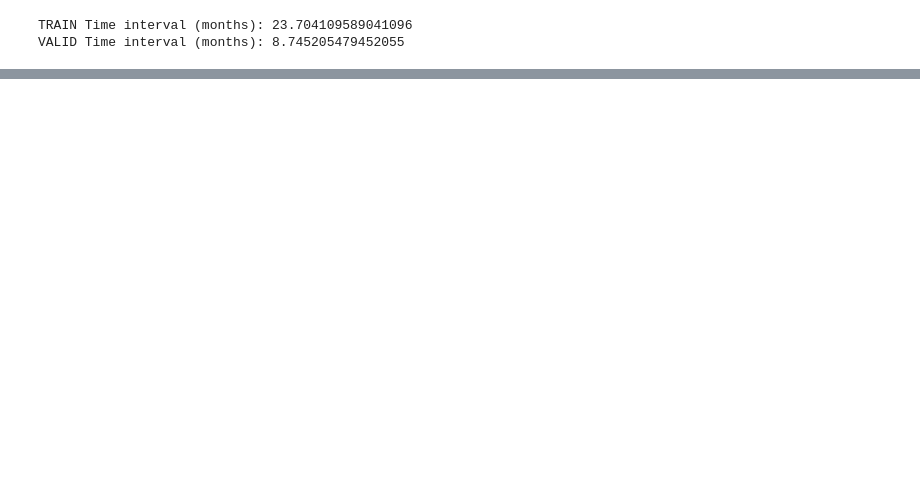
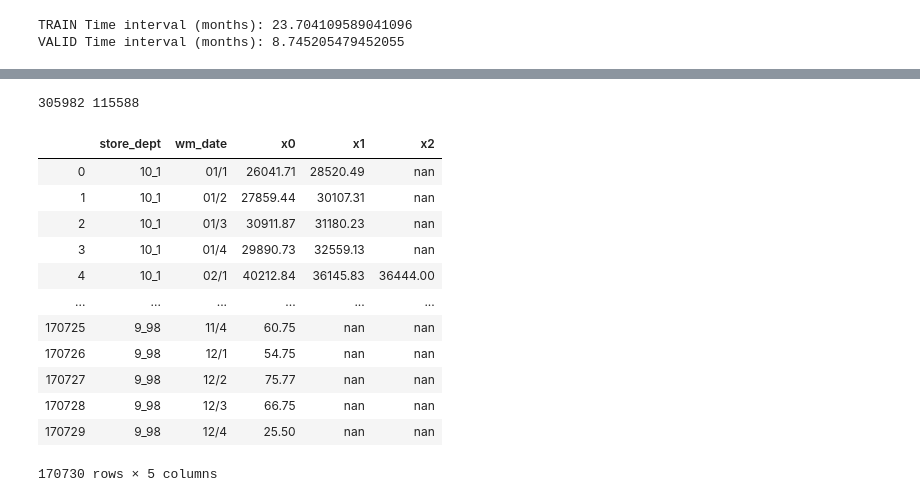
Before and after one commit to talestsp/walmart-recruiting-store-sales-forecasting, a Jupyter notebook: notebooks/machine_learning/ML - Focasting.ipynb, the cells around one changed output, grey strips where cells are left out. Cells and saved outputs as stored; diff of their text form; code cells hidden in the pictures; blank space fills up the shorter version.

Commit message:
Starting Machine Learning with a dummy predictor approach

```diff
--- a/notebooks/exploration/ML - Focasting.ipynb
+++ b/notebooks/machine_learning/ML - Focasting.ipynb
@@ -61,7 +61,7 @@ train = train.merge(stores, how="left", left_on=["Store"], right_on=["Store"])
 cols = ['Date', 'Store', 'Dept', 'Weekly_Sales', 'pre_holiday', 'IsHoliday', 'pos_holiday', 'Fuel_Price',
         'CPI', 'Unemployment', 'celsius', 'datetime', 'Type', 'sales_diff', 'sales_diff_p',
         'MarkDown1', 'MarkDown2', 'MarkDown3', 'MarkDown4', 'MarkDown5',
-        'Size', 'Temperature', 'timestamp', 'store_dept', "day_n", "week_n", "month_n", "wm_date", "up_diff", "celsius_diff"]
+        'Size', 'Temperature', 'timestamp', 'store_dept', "day_n", "week_n", "month_n", "wm_date", "up_diff", "celsius_diff", "year"]
 
 train = train[cols]
 # %%
@@ -194,0 +130,15 @@ use_train[use_train["store_dept"] == "10_1"][["Date", "wm_date", "store_dept", "
+# %%
+def dummy_baseline_data(data):
+    dummy_baseline = []
+
+    for (store_dept, wm_date), g in train.groupby(["store_dept", "wm_date"]):
+        sorted_group = g[["year", "Weekly_Sales"]].sort_values("year")
+
+        dummy_baseline_row = {"store_dept": store_dept, "wm_date": wm_date}
+        for xi in range(len(sorted_group)):
+            xn = "x" + str(xi)
+            x_value = sorted_group.iloc[xi]["Weekly_Sales"]
+            dummy_baseline_row[xn] = x_value
+        dummy_baseline.append(dummy_baseline_row)
+
+    return pd.DataFrame(dummy_baseline)
@@ -194,0 +159,26 @@ use_train[use_train["store_dept"] == "10_1"][["Date", "wm_date", "store_dept", "
+# %%
+print(len(use_train), len(use_valid))
+# %% [output]
+305982 115588
+# %%
+try:
+    dummy_train = pd.read_csv("data/ml_datasets/dummy_train.csv")
+except FileNotFoundError:
+    dummy_train = dummy_baseline_data(use_train)
+    dummy_train.to_csv("data/ml_datasets/dummy_train.csv", sep=";", index=False)
+# %%
+dummy_train
+# %% [output]
+|  | store_dept | wm_date | x0 | x1 | x2 |
+| 0 | 10_1 | 01/1 | 26041.71 | 28520.49 | nan |
+| 1 | 10_1 | 01/2 | 27859.44 | 30107.31 | nan |
+| 2 | 10_1 | 01/3 | 30911.87 | 31180.23 | nan |
+| 3 | 10_1 | 01/4 | 29890.73 | 32559.13 | nan |
+| 4 | 10_1 | 02/1 | 40212.84 | 36145.83 | 36444.00 |
+| ... | ... | ... | ... | ... | ... |
+| 170725 | 9_98 | 11/4 | 60.75 | nan | nan |
+| 170726 | 9_98 | 12/1 | 54.75 | nan | nan |
+| 170727 | 9_98 | 12/2 | 75.77 | nan | nan |
+| 170728 | 9_98 | 12/3 | 66.75 | nan | nan |
+| 170729 | 9_98 | 12/4 | 25.50 | nan | nan |
+170730 rows × 5 columns
```
Also changed, not shown: parts of 15 cells of this notebook, 3 other files.
